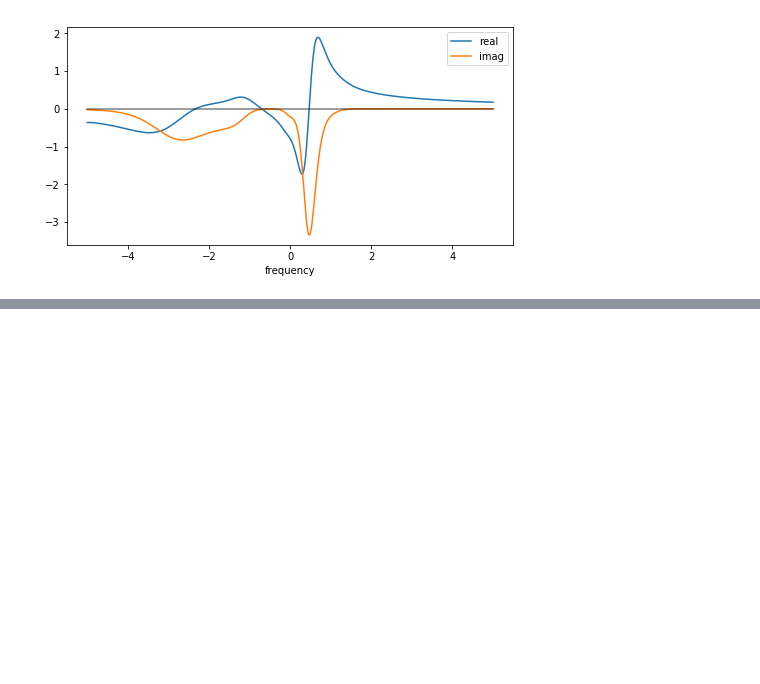
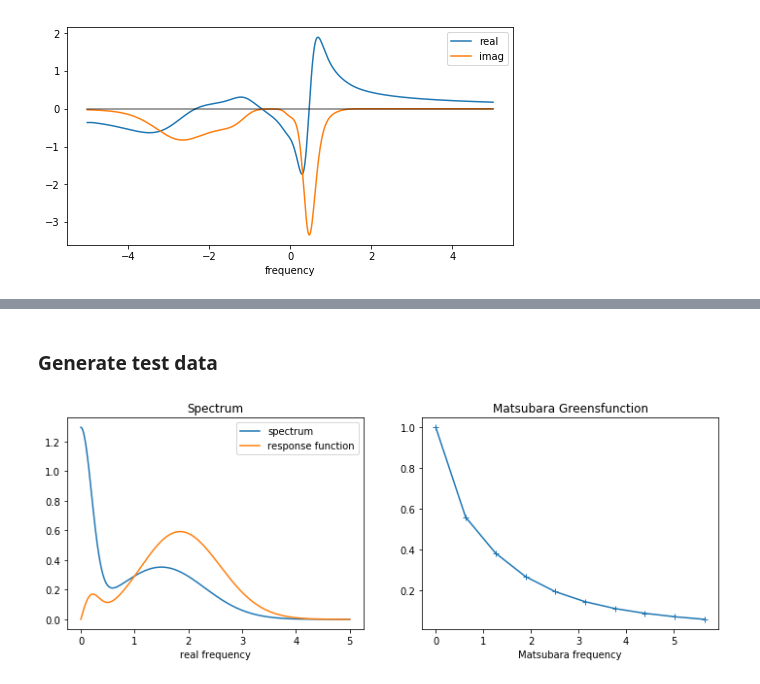
Before and after one commit to josefkaufmann/ana_cont, a Jupyter notebook: doc/continuation_fermionic.ipynb, the cells around one changed output, grey strips where cells are left out. Drawn from its saved outputs; the diff is of its cells as text; code cells hidden in the pictures; blank space fills up the shorter version.

```diff
--- a/doc/continuation_fermionic.ipynb
+++ b/doc/continuation_fermionic.ipynb
@@ -157,0 +174,32 @@ plt.show()
+# %% [markdown]
+### Generate test data
+# %%
+w_real = np.linspace(0., 5., num=2001, endpoint=True)
+spec_real = np.exp(-(w_real)**2 / (2.*0.2**2))
+spec_real += 0.3 * np.exp(-(w_real-1.5)**2 / (2.*0.8**2))
+spec_real += 0.3 * np.exp(-(w_real+1.5)**2 / (2.*0.8**2))# must be symmetric around 0!
+spec_real /= np.trapz(spec_real, w_real) # normalization
+
+beta = 10.
+iw = 2. * np.pi/beta * np.arange(10)
+
+noise_amplitude = 1e-4 # create gaussian noise
+noise = np.random.normal(0., noise_amplitude, iw.shape[0])
+
+kernel = (w_real**2)[None,:]/((iw**2)[:,None] + (w_real**2)[None,:])
+kernel[0,0] = 1.
+gf_bos = np.trapz(kernel*spec_real[None,:], w_real, axis=1) + noise
+norm = gf_bos[0]
+gf_bos /= norm
+fig,ax = plt.subplots(ncols=2, nrows=1, figsize=(12,4))
+ax[0].plot(w_real, spec_real, label='spectrum')
+ax[0].plot(w_real, w_real*spec_real, label='response function')
+ax[0].legend()
+ax[0].set_xlabel('real frequency')
+ax[0].set_title('Spectrum')
+ax[1].plot(iw, gf_bos.real, marker='+')
+ax[1].set_xlabel('Matsubara frequency')
+ax[1].set_title('Matsubara Greensfunction')
+plt.show()
+# %% [output]
+[figure, added]
```
Also changed, not shown: parts of 7 cells of this notebook.
